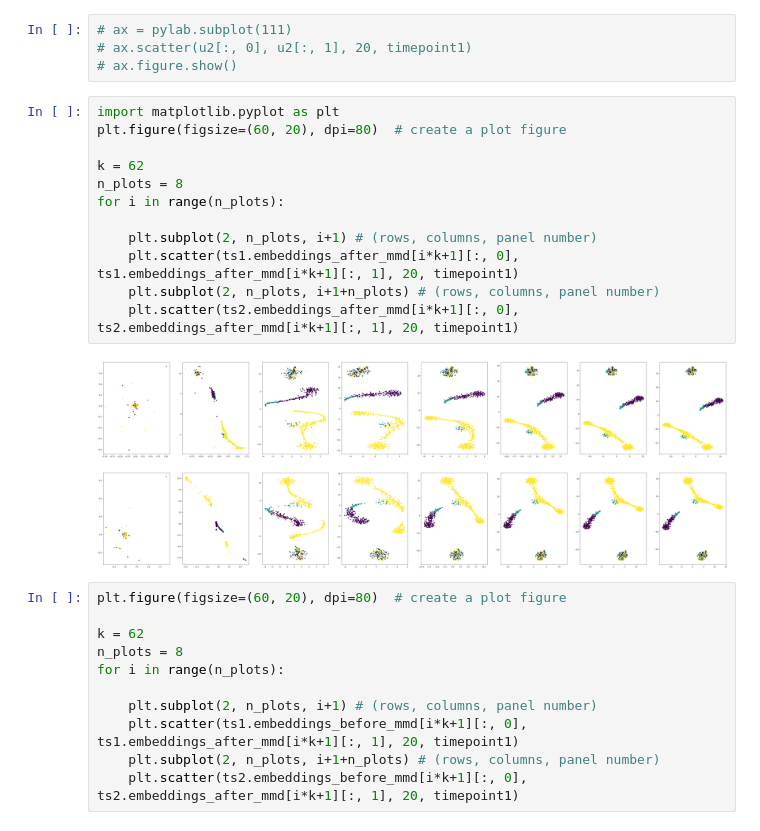
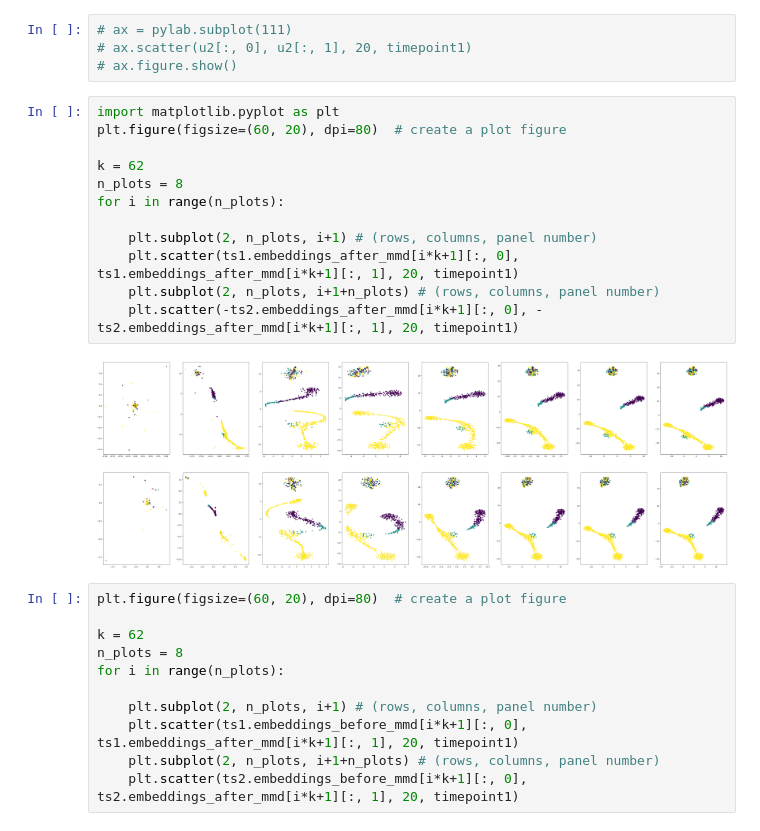
Before and after one commit to EhsanKA/Multimodal_tSNE_MMD, a Jupyter notebook: tsne.ipynb, the cells around one changed output. Cells and saved outputs as stored; diff of their text form.

```diff
--- a/tsne.ipynb
+++ b/tsne.ipynb
@@ -371,17 +371,17 @@ qqqq = ax.figure.show()
 # %%
 import matplotlib.pyplot as plt
 plt.figure(figsize=(60, 20), dpi=80)  # create a plot figure
 
 k = 62
 n_plots = 8
 for i in range(n_plots):
 
     plt.subplot(2, n_plots, i+1) # (rows, columns, panel number)
     plt.scatter(ts1.embeddings_after_mmd[i*k+1][:, 0], ts1.embeddings_after_mmd[i*k+1][:, 1], 20, timepoint1)
     plt.subplot(2, n_plots, i+1+n_plots) # (rows, columns, panel number)
-    plt.scatter(ts2.embeddings_after_mmd[i*k+1][:, 0], ts2.embeddings_after_mmd[i*k+1][:, 1], 20, timepoint1)
+    plt.scatter(-ts2.embeddings_after_mmd[i*k+1][:, 0], -ts2.embeddings_after_mmd[i*k+1][:, 1], 20, timepoint1)
 # %% [output]
-[figure, old version]
+[figure, new version]
 # %%
 plt.figure(figsize=(60, 20), dpi=80)  # create a plot figure
 
```
